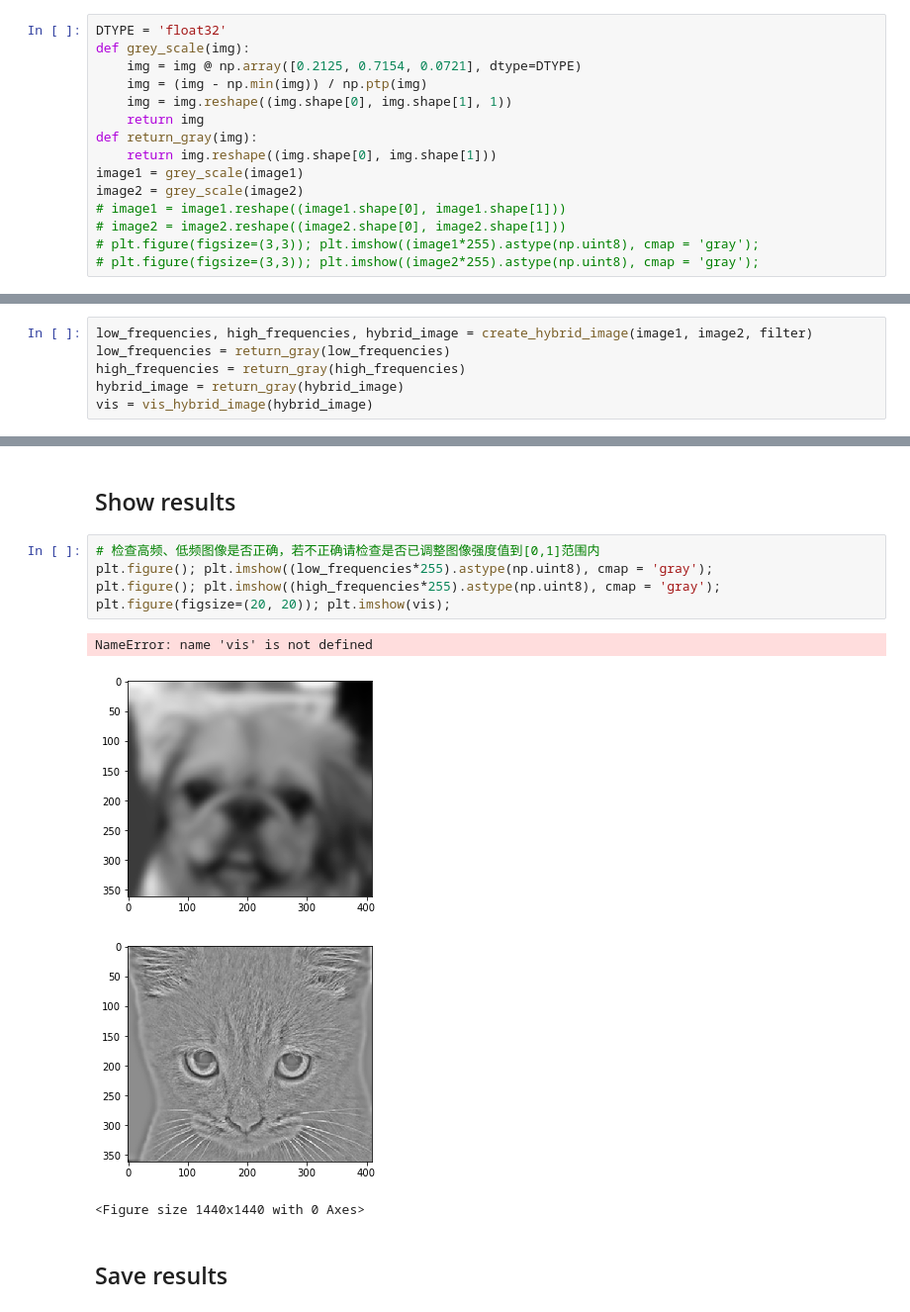
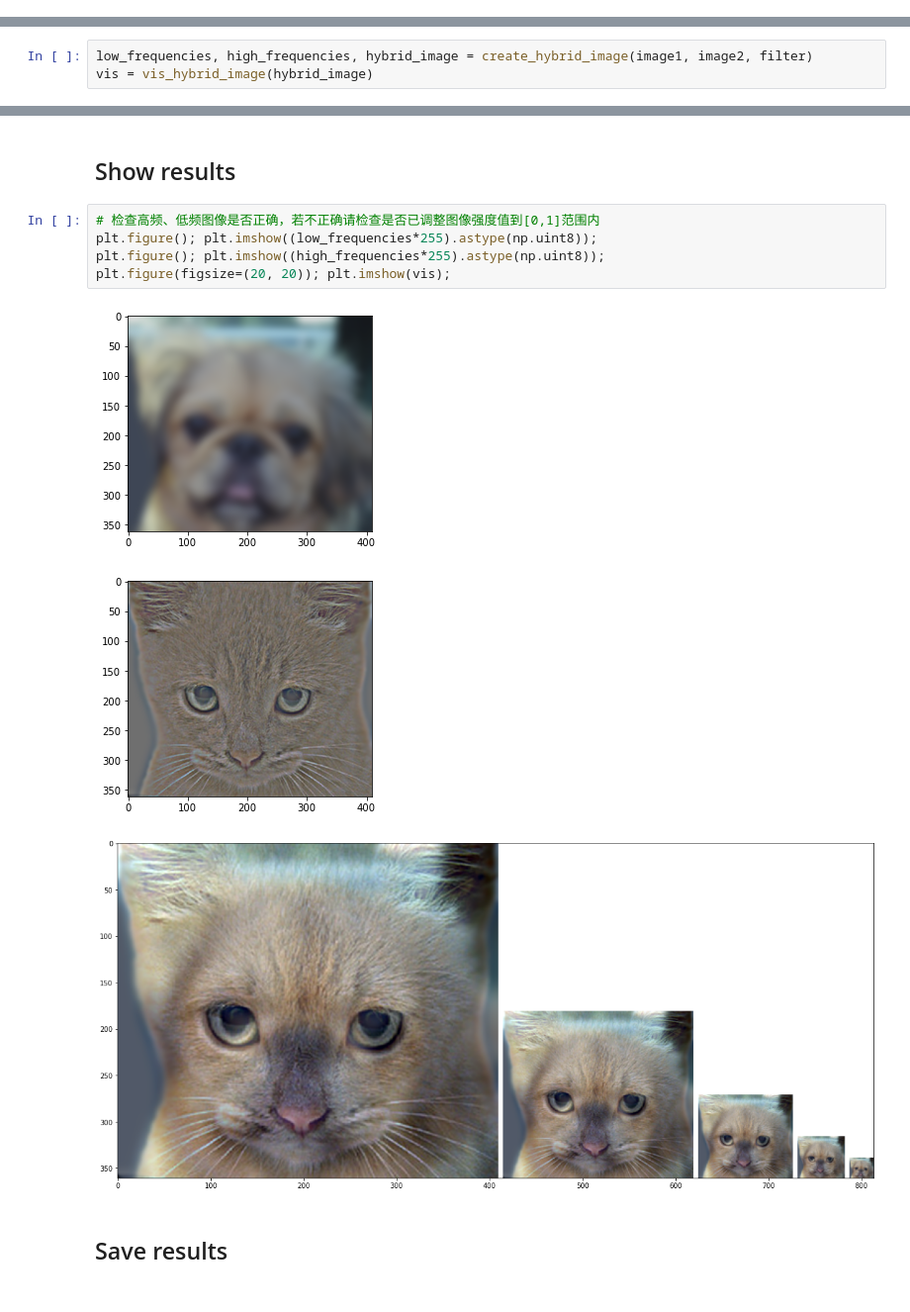
Before and after one commit to SuXiChangZhen/CS308-CV, a Jupyter notebook: Assignment1/code/proj1.ipynb, the cells around one changed output, grey strips where cells are left out. Shown at 99% size. Cells and saved outputs as stored; diff of their text form.

```diff
--- a/Assignment1/code/proj1.ipynb
+++ b/Assignment1/code/proj1.ipynb
@@ -29,20 +27,5 @@ The autoreload extension is already loaded. To reload it, use:
 [figure]
 [figure]
-# %%
-DTYPE = 'float32'
-def grey_scale(img):
-    img = img @ np.array([0.2125, 0.7154, 0.0721], dtype=DTYPE)
-    img = (img - np.min(img)) / np.ptp(img)
-    img = img.reshape((img.shape[0], img.shape[1], 1))
-    return img
-def return_gray(img):
-    return img.reshape((img.shape[0], img.shape[1]))
-image1 = grey_scale(image1)
-image2 = grey_scale(image2)
-# image1 = image1.reshape((image1.shape[0], image1.shape[1]))
-# image2 = image2.reshape((image2.shape[0], image2.shape[1]))
-# plt.figure(figsize=(3,3)); plt.imshow((image1*255).astype(np.uint8), cmap = 'gray');
-# plt.figure(figsize=(3,3)); plt.imshow((image2*255).astype(np.uint8), cmap = 'gray');
 # %% [markdown]
 ## Create filter
 # %%
@@ -68,7 +51,4 @@ plt.figure(); plt.imshow((blurry_dog*255).astype(np.uint8));
 Next, implement _create_\__hybrid_\__image_, which takes two images and makes a hybrid image using the low frequency content from one image and the high frequency content from another.
 # %%
 low_frequencies, high_frequencies, hybrid_image = create_hybrid_image(image1, image2, filter)
-low_frequencies = return_gray(low_frequencies)
-high_frequencies = return_gray(high_frequencies)
-hybrid_image = return_gray(hybrid_image)
 vis = vis_hybrid_image(hybrid_image)
@@ -78,14 +56,13 @@ ValueError: all the input arrays must have same number of dimensions, but the ar
 ## Show results
 # %%
 # 检查高频、低频图像是否正确，若不正确请检查是否已调整图像强度值到[0,1]范围内
-plt.figure(); plt.imshow((low_frequencies*255).astype(np.uint8), cmap = 'gray');
-plt.figure(); plt.imshow((high_frequencies*255).astype(np.uint8), cmap = 'gray');
+plt.figure(); plt.imshow((low_frequencies*255).astype(np.uint8));
+plt.figure(); plt.imshow((high_frequencies*255).astype(np.uint8));
 plt.figure(figsize=(20, 20)); plt.imshow(vis);
 # %% [output]
-NameError: name 'vis' is not defined
-[figure, old version]
+[figure, new version]
-[figure, old version]
+[figure, new version]
-<Figure size 1440x1440 with 0 Axes>
+[figure, added]
 # %% [markdown]
 ## Save results
 # %%
```
Also changed, not shown: parts of 3 cells of this notebook, 1 other file.
